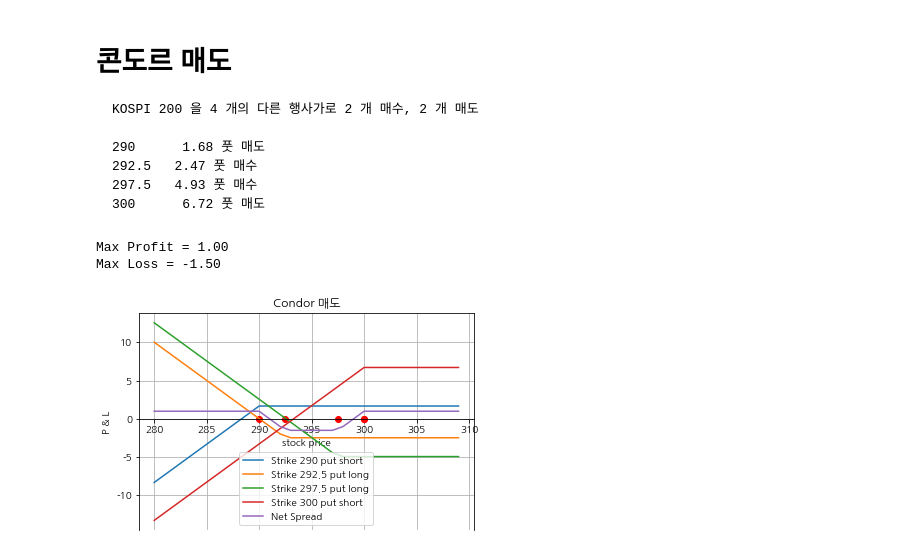
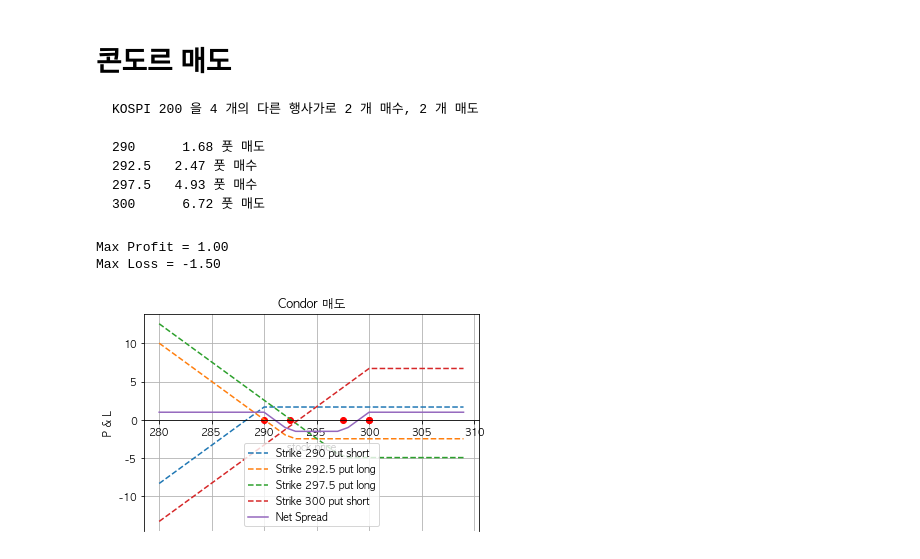
Before and after one commit to ironmanciti/QuantInsti, a Jupyter notebook: options strategy/ironconda/Condor Sell.ipynb, the cells around one changed output. Cells and saved outputs as stored; diff of their text form; code cells hidden in the pictures.

```diff
--- a/options strategy/ironconda/Condor Sell.ipynb
+++ b/options strategy/ironconda/Condor Sell.ipynb
@@ -22,37 +22,37 @@ strike1 = 290
 premium = 1.68
 
 payoff = short_put_payoff(st, strike1, premium)
-plot_spread(st, payoff, strike1, fig, ax, 'Strike {} put short'.format(strike1))
+plot_spread(st, payoff, strike1, fig, ax, 'Strike {} put short'.format(strike1),'dashed')
 total_payoff += payoff
 
 strike2 = 292.5
 premium = 2.47
 
 payoff = long_put_payoff(st, strike2, premium)
-plot_spread(st, payoff, strike2, fig, ax, 'Strike {} put long'.format(strike2))
+plot_spread(st, payoff, strike2, fig, ax, 'Strike {} put long'.format(strike2),'dashed')
 total_payoff += payoff
 
 strike3 = 297.5
 premium = 4.93
 
 payoff = long_put_payoff(st, strike3, premium)
-plot_spread(st, payoff, strike3, fig, ax, 'Strike {} put long'.format(strike3))
+plot_spread(st, payoff, strike3, fig, ax, 'Strike {} put long'.format(strike3),'dashed')
 total_payoff += payoff
 
 strike4 = 300
 premium = 6.72
 
 payoff = short_put_payoff(st, strike4, premium)
-plot_spread(st, payoff, strike4, fig, ax, 'Strike {} put short'.format(strike4))
+plot_spread(st, payoff, strike4, fig, ax, 'Strike {} put short'.format(strike4),'dashed')
 total_payoff += payoff
 
-plot_spread(st, total_payoff, strike4, fig, ax, 'Net Spread')
+plot_spread(st, total_payoff, strike4, fig, ax, 'Net Spread','solid')
 
 plt.title('Condor 매도');
 
 print('Max Profit = {:.2f}'.format(max(total_payoff)))
 print('Max Loss = {:.2f}'.format(min(total_payoff)))
 # %% [output]
 Max Profit = 1.00
 Max Loss = -1.50
-[figure, old version]
+[figure, new version]
```
Also changed, not shown: 4 other files.
